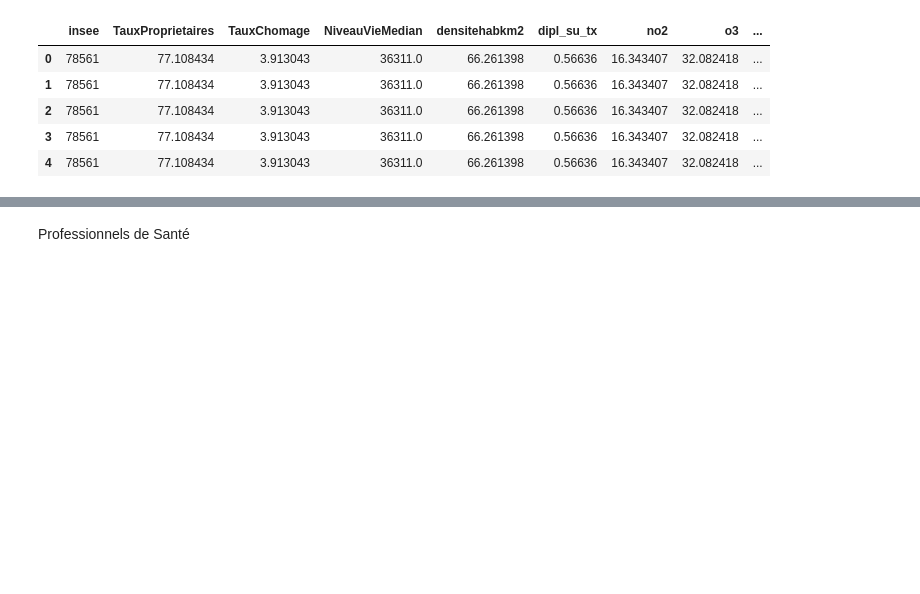
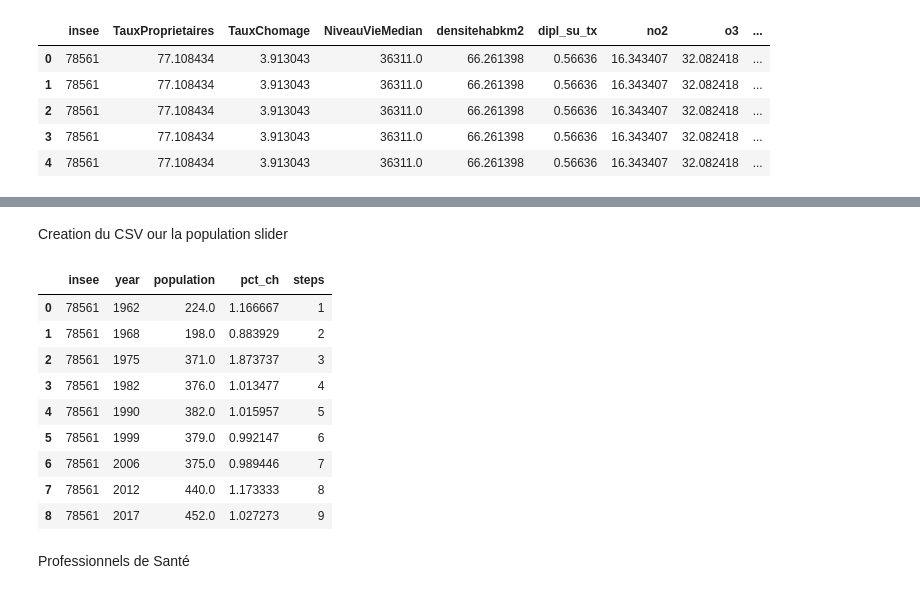
Before and after one commit to cerezamo/dataviz, a Jupyter notebook: variables.ipynb, the cells around one changed output, grey strips where cells are left out. Saved outputs shown, nothing was run; the diff lists cells and outputs as text; code cells hidden in the pictures; blank space fills up the shorter version.

```diff
--- a/variables.ipynb
+++ b/variables.ipynb
@@ -262,2 +234,9 @@ variables.drop_duplicates( inplace = True)
 # %%
 variables.to_csv('variables.csv')
+# %% [markdown]
+Creation du CSV our la population slider
+# %%
+import geopandas as gpd
+pop=gpd.read_file(r'C:\Users\morga\Documents\GitHub\MLPython\dataviz\Graphique_bokeh\pop_comgeo.geojson')
+# %%
+pop=pop[['insee','year','population','pct_ch','steps']]
@@ -264,3 +245,16 @@ variables.to_csv('variables.csv')
+# %%
+pop[pop.insee=='78561']
+# %% [output]
+|  | insee | year | population | pct_ch | steps |
+| 0 | 78561 | 1962 | 224.0 | 1.166667 | 1 |
+| 1 | 78561 | 1968 | 198.0 | 0.883929 | 2 |
+| 2 | 78561 | 1975 | 371.0 | 1.873737 | 3 |
+| 3 | 78561 | 1982 | 376.0 | 1.013477 | 4 |
+| 4 | 78561 | 1990 | 382.0 | 1.015957 | 5 |
+| 5 | 78561 | 1999 | 379.0 | 0.992147 | 6 |
+| 6 | 78561 | 2006 | 375.0 | 0.989446 | 7 |
+| 7 | 78561 | 2012 | 440.0 | 1.173333 | 8 |
+| 8 | 78561 | 2017 | 452.0 | 1.027273 | 9 |
 # %% [markdown]
 Professionnels de Santé
 # %%
```
Also changed, not shown: parts of 19 cells of this notebook, 12 other files.
